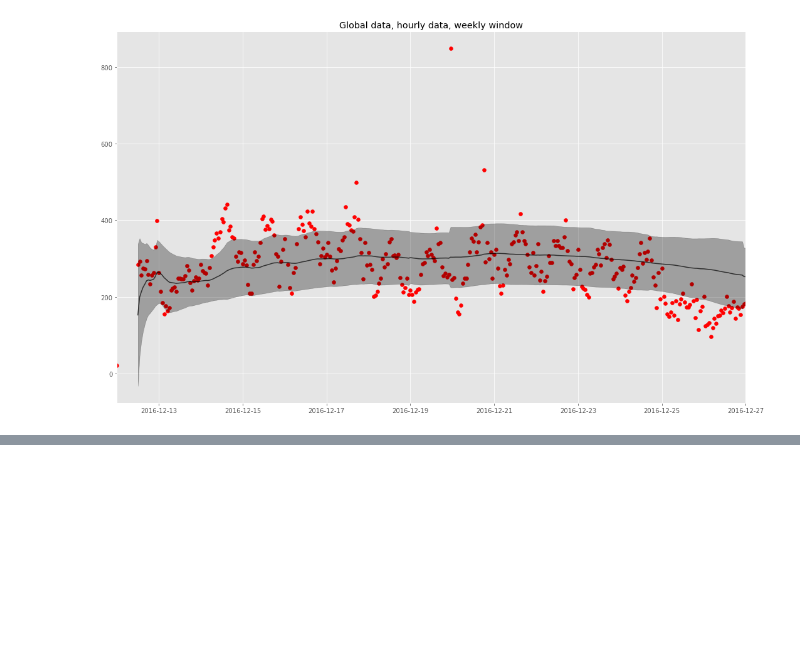
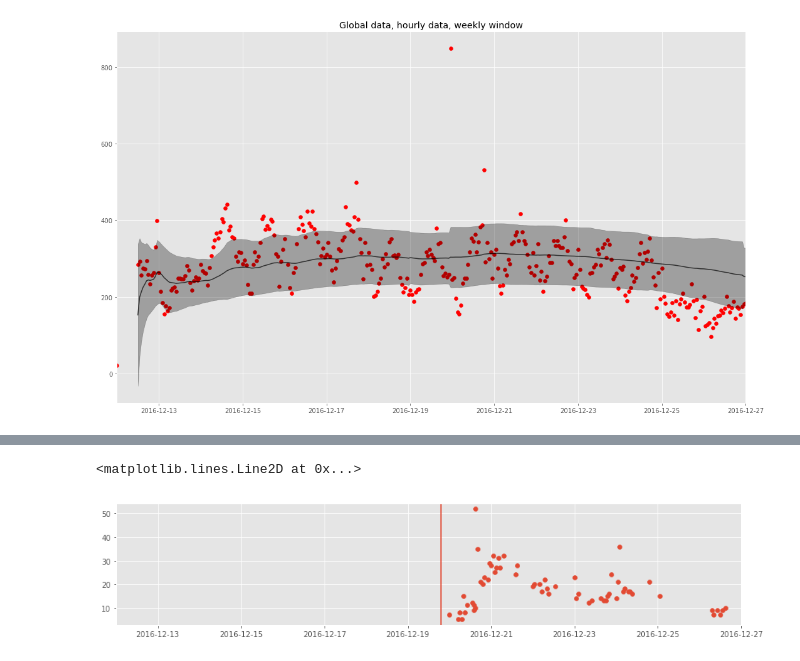
Before and after one commit to brendan-dorsey/stabilitas-thresholds, a Jupyter notebook: initial_eda.ipynb, the cells around one changed output, grey strips where cells are left out. Drawn from its saved outputs; the diff is of its cells as text; code cells hidden in the pictures; blank space fills up the shorter version.

```diff
--- a/initial_eda.ipynb
+++ b/initial_eda.ipynb
@@ -600,0 +619,10 @@ plt.tight_layout()
+# %%
+key_anomalies = anomalies[attack_dtg:]
+# %%
+fig, ax = plt.subplots(1, figsize=(15,3))
+ax.scatter(key_anomalies.index, key_anomalies.values)
+plt.xlim("2016-12-12","2016-12-27")
+ax.axvline(attack_dtg)
+# %% [output]
+<matplotlib.lines.Line2D at 0x...>
+[figure, added]
```
Also changed, not shown: parts of 17 cells of this notebook.
